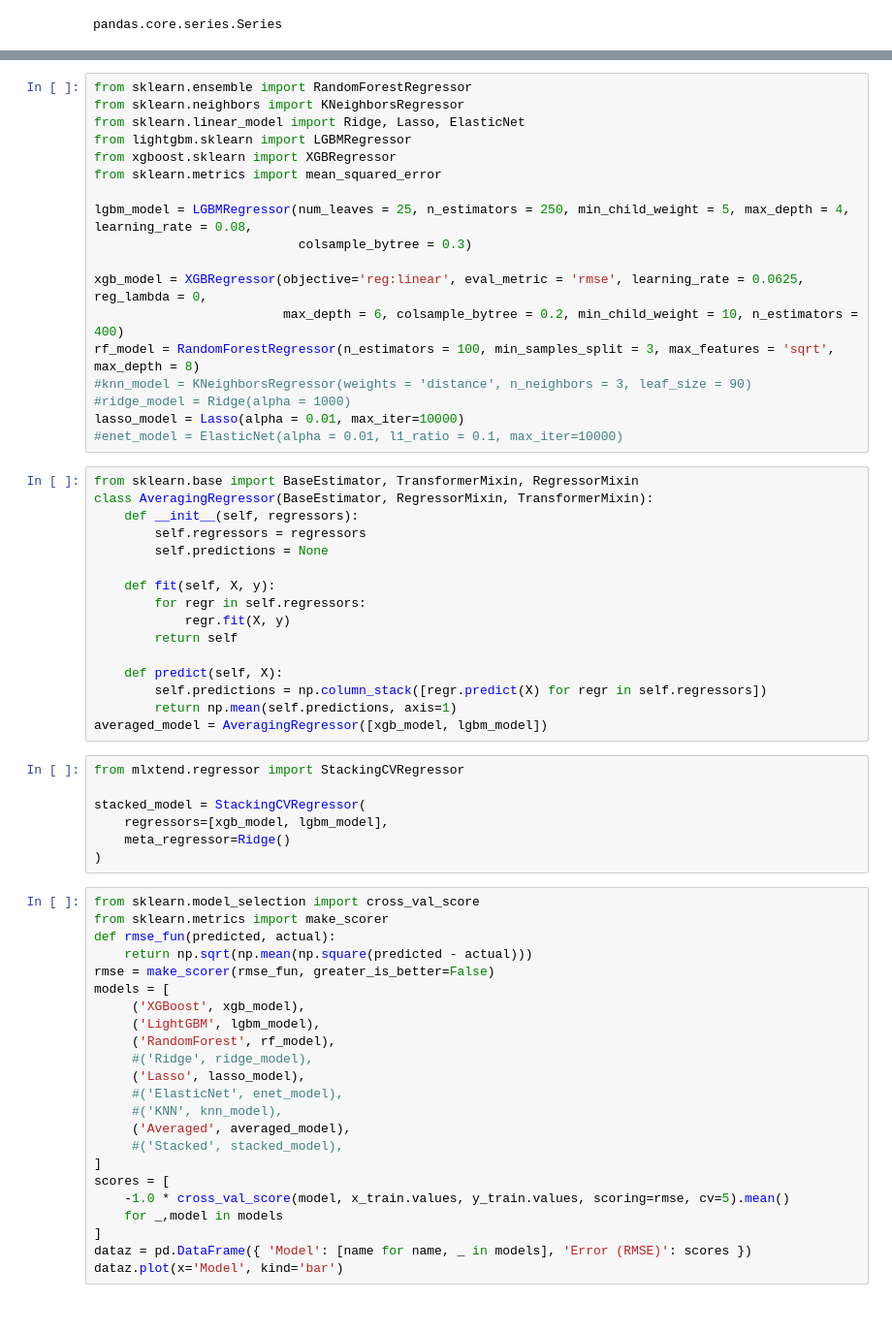
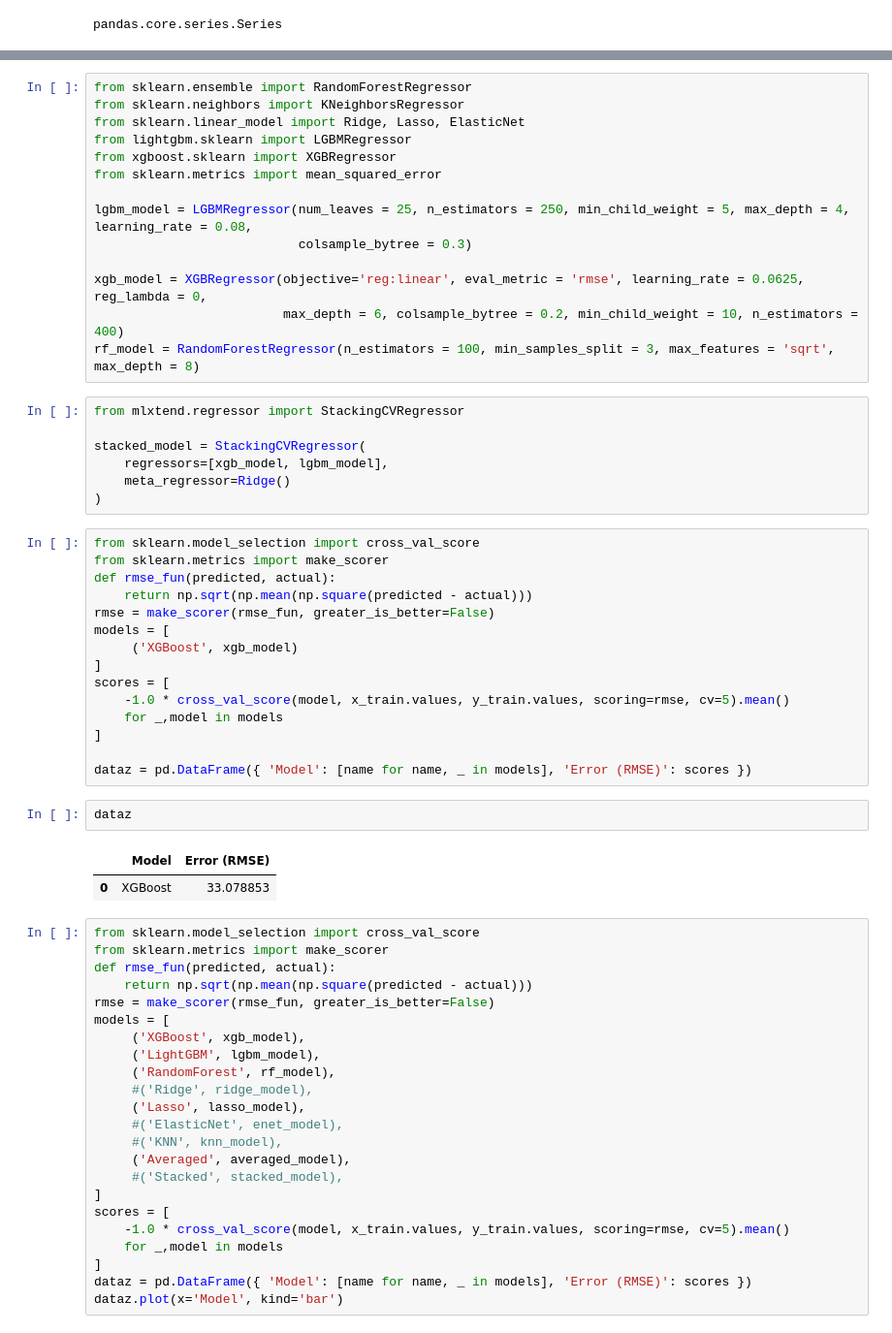
Before and after one commit to laiacoronas/quantum, a Jupyter notebook: ML.ipynb, the cells around one changed output, grey strips where cells are left out. Shown at 97% size. Saved outputs shown, nothing was run; the diff lists cells and outputs as text.

```diff
--- a/ML.ipynb
+++ b/ML.ipynb
@@ -108,26 +226,6 @@ lgbm_model = LGBMRegressor(num_leaves = 25, n_estimators = 250, min_child_weight
 xgb_model = XGBRegressor(objective='reg:linear', eval_metric = 'rmse', learning_rate = 0.0625, reg_lambda = 0,
                          max_depth = 6, colsample_bytree = 0.2, min_child_weight = 10, n_estimators = 400)
 rf_model = RandomForestRegressor(n_estimators = 100, min_samples_split = 3, max_features = 'sqrt', max_depth = 8)
-#knn_model = KNeighborsRegressor(weights = 'distance', n_neighbors = 3, leaf_size = 90)
-#ridge_model = Ridge(alpha = 1000)
-lasso_model = Lasso(alpha = 0.01, max_iter=10000)
-#enet_model = ElasticNet(alpha = 0.01, l1_ratio = 0.1, max_iter=10000)
-# %%
-from sklearn.base import BaseEstimator, TransformerMixin, RegressorMixin
-class AveragingRegressor(BaseEstimator, RegressorMixin, TransformerMixin):
-    def __init__(self, regressors):
-        self.regressors = regressors
-        self.predictions = None
-
-    def fit(self, X, y):
-        for regr in self.regressors:
-            regr.fit(X, y)
-        return self
-
-    def predict(self, X):
-        self.predictions = np.column_stack([regr.predict(X) for regr in self.regressors])
-        return np.mean(self.predictions, axis=1)
-averaged_model = AveragingRegressor([xgb_model, lgbm_model])
 # %%
 from mlxtend.regressor import StackingCVRegressor
 
@@ -135,6 +233,26 @@ stacked_model = StackingCVRegressor(
     regressors=[xgb_model, lgbm_model],
     meta_regressor=Ridge()
 )
+# %%
+from sklearn.model_selection import cross_val_score
+from sklearn.metrics import make_scorer
+def rmse_fun(predicted, actual):
+    return np.sqrt(np.mean(np.square(predicted - actual)))
+rmse = make_scorer(rmse_fun, greater_is_better=False)
+models = [
+     ('XGBoost', xgb_model)
+]
+scores = [
+    -1.0 * cross_val_score(model, x_train.values, y_train.values, scoring=rmse, cv=5).mean()
+    for _,model in models
+]
+
+dataz = pd.DataFrame({ 'Model': [name for name, _ in models], 'Error (RMSE)': scores })
+# %%
+dataz
+# %% [output]
+|  | Model | Error (RMSE) |
+| 0 | XGBoost | 33.078853 |
 # %%
 from sklearn.model_selection import cross_val_score
 from sklearn.metrics import make_scorer
```
Also changed, not shown: parts of 15 cells of this notebook, 2 other files.
